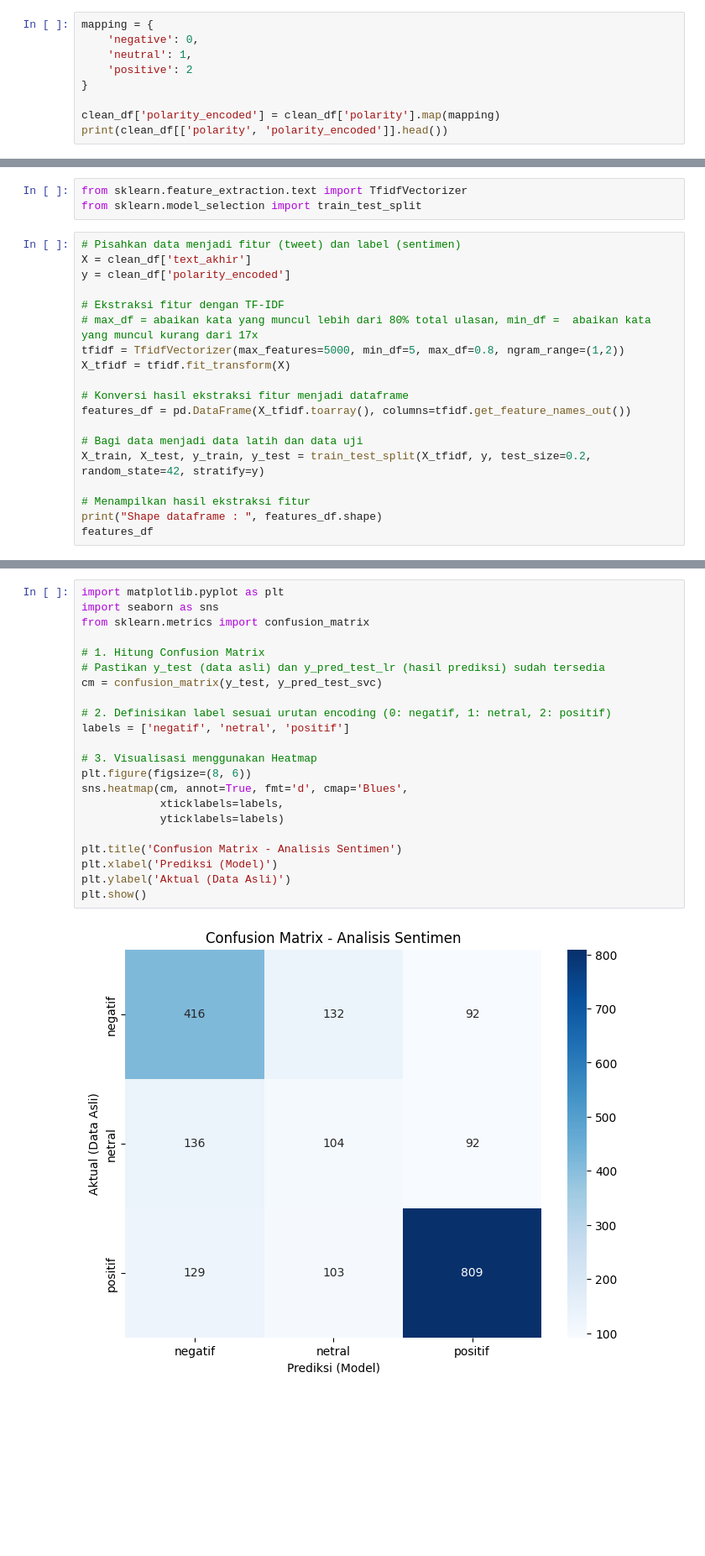
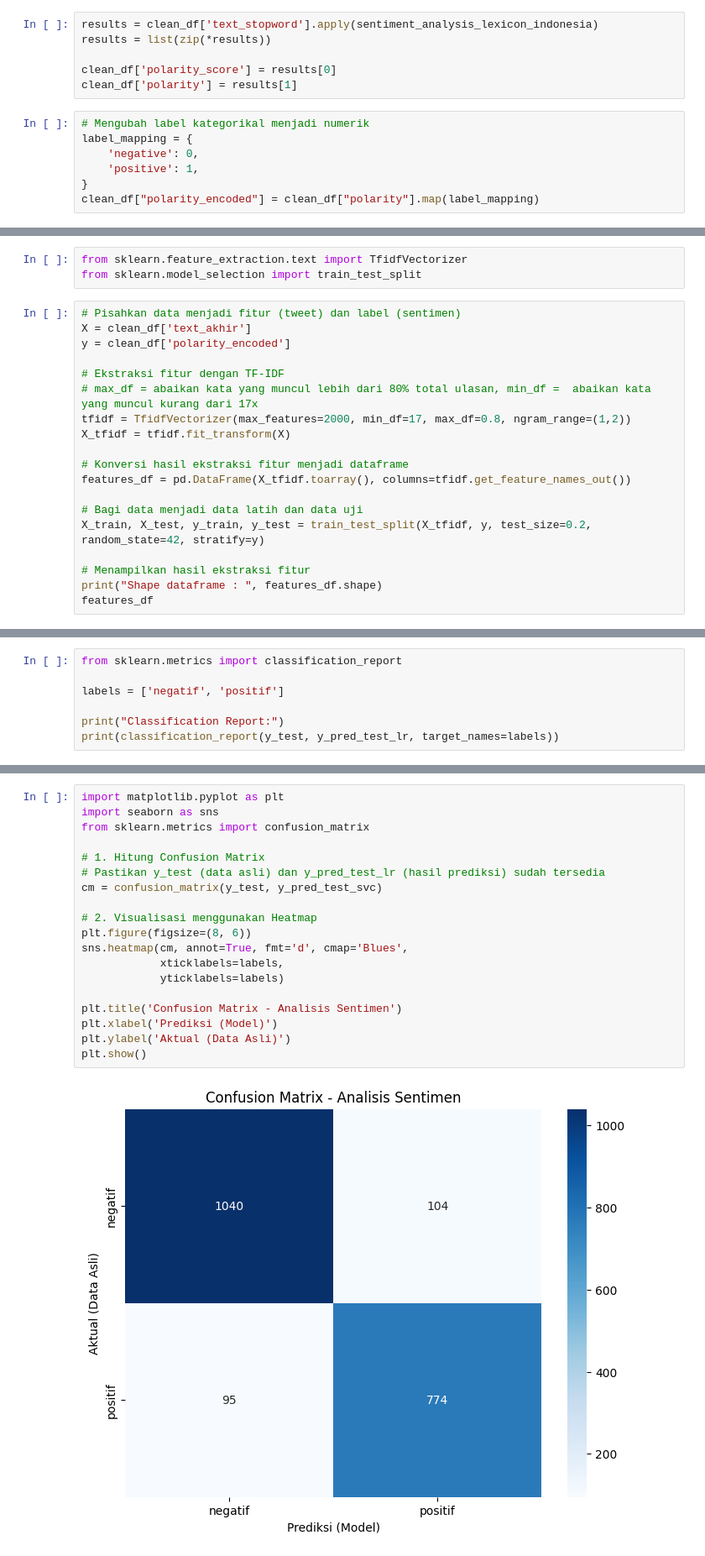
Before and after one commit to Dhlih/Submission-Dicoding-Analisis-Sentimen, a Jupyter notebook: Pelatihan_Model.ipynb, the cells around one changed output, grey strips where cells are left out. Shown at 84% size. Saved outputs shown, nothing was run; the diff lists cells and outputs as text; blank space fills up the shorter version.

Commit message:
Changed labeling process from score to lexicon

```diff
--- a/Pelatihan_Model.ipynb
+++ b/Pelatihan_Model.ipynb
@@ -208,9 +278,13 @@ clean_df["polarity"] = clean_df["score"].apply(label_sentiment)
+# %%
+results = clean_df['text_stopword'].apply(sentiment_analysis_lexicon_indonesia)
+results = list(zip(*results))
+
+clean_df['polarity_score'] = results[0]
+clean_df['polarity'] = results[1]
 # %%
-mapping = {
+# Mengubah label kategorikal menjadi numerik
+label_mapping = {
     'negative': 0,
-    'neutral': 1,
-    'positive': 2
+    'positive': 1,
 }
-
-clean_df['polarity_encoded'] = clean_df['polarity'].map(mapping)
-print(clean_df[['polarity', 'polarity_encoded']].head())
+clean_df["polarity_encoded"] = clean_df["polarity"].map(label_mapping)
@@ -289,7 +348,7 @@ y = clean_df['polarity_encoded']
 
 # Ekstraksi fitur dengan TF-IDF
 # max_df = abaikan kata yang muncul lebih dari 80% total ulasan, min_df =  abaikan kata yang muncul kurang dari 17x
-tfidf = TfidfVectorizer(max_features=5000, min_df=5, max_df=0.8, ngram_range=(1,2))
+tfidf = TfidfVectorizer(max_features=2000, min_df=17, max_df=0.8, ngram_range=(1,2))
 X_tfidf = tfidf.fit_transform(X)
 
 # Konversi hasil ekstraksi fitur menjadi dataframe
@@ -341,0 +405,7 @@ Random Forest - accuracy_test: 0.6696472925981123
+# %%
+from sklearn.metrics import classification_report
+
+labels = ['negatif', 'positif']
+
+print("Classification Report:")
+print(classification_report(y_test, y_pred_test_lr, target_names=labels))
@@ -395,24 +481,21 @@ weighted avg       0.67      0.66      0.66      2013
 # %%
 import matplotlib.pyplot as plt
 import seaborn as sns
 from sklearn.metrics import confusion_matrix
 
 # 1. Hitung Confusion Matrix
 # Pastikan y_test (data asli) dan y_pred_test_lr (hasil prediksi) sudah tersedia
 cm = confusion_matrix(y_test, y_pred_test_svc)
 
-# 2. Definisikan label sesuai urutan encoding (0: negatif, 1: netral, 2: positif)
-labels = ['negatif', 'netral', 'positif']
-
-# 3. Visualisasi menggunakan Heatmap
+# 2. Visualisasi menggunakan Heatmap
 plt.figure(figsize=(8, 6))
 sns.heatmap(cm, annot=True, fmt='d', cmap='Blues',
             xticklabels=labels,
             yticklabels=labels)
 
 plt.title('Confusion Matrix - Analisis Sentimen')
 plt.xlabel('Prediksi (Model)')
 plt.ylabel('Aktual (Data Asli)')
 plt.show()
 # %% [output]
-[figure, old version]
+[figure, new version]
```
Also changed, not shown: parts of 19 cells of this notebook.
